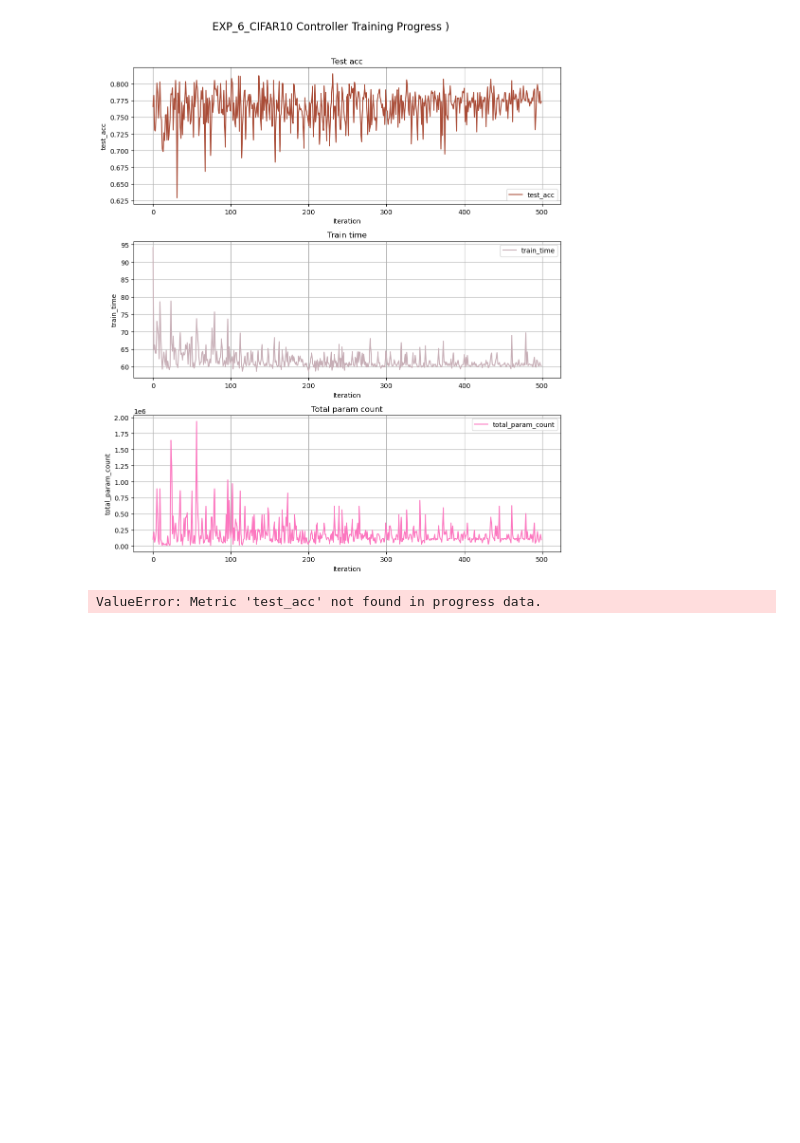
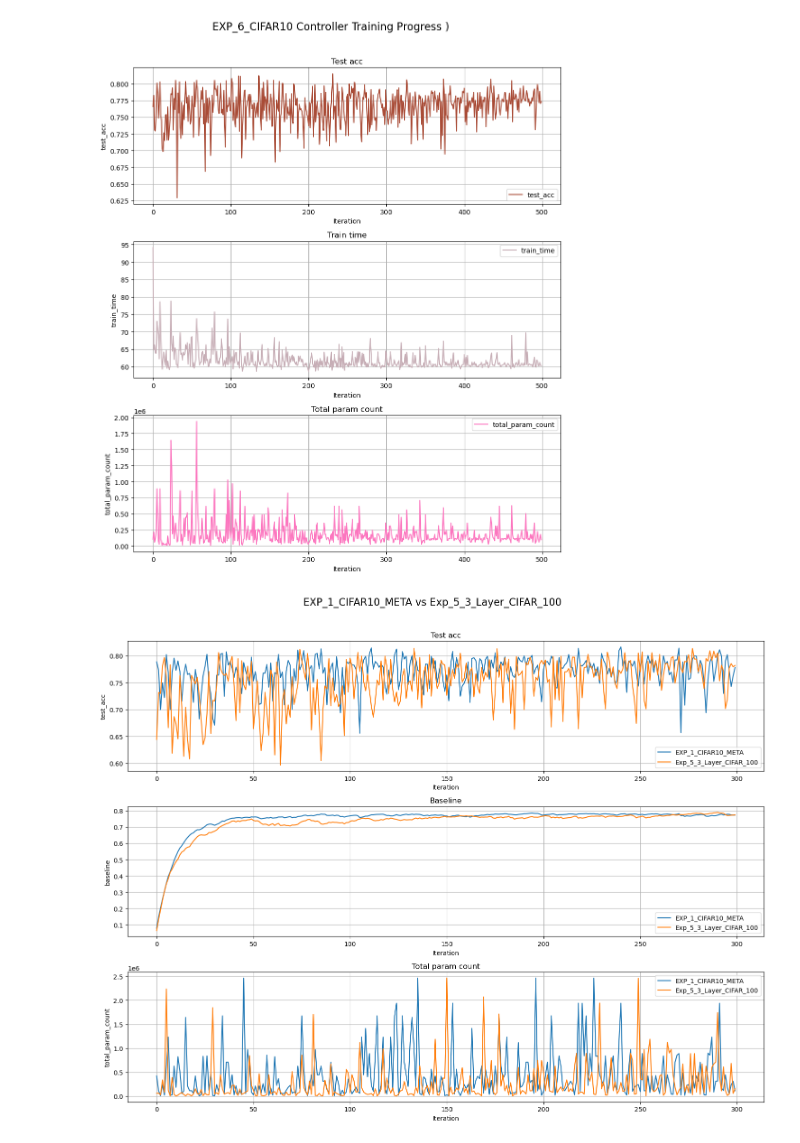
Before and after one commit to rahul0299/neural-arch-search-cs5242, a Jupyter notebook: analysis.ipynb, the cells around one changed output. Cells and saved outputs as stored; diff of their text form; code cells hidden in the pictures; blank space fills up the shorter version.

```diff
--- a/analysis.ipynb
+++ b/analysis.ipynb
@@ -120,7 +120,7 @@ plot_token_distribution(df, include_layer1=True, use_sns=True, sns_palette="rain
 [figure]
 [figure]
 # %%
-# experiment_name = "EXP_6_CIFAR10"
+experiment_name = "EXP_6_CIFAR10"
 df = pd.read_csv(os.path.join("Results", "Controller", "CNN", f"{experiment_name}.csv"))
 print(df.head())
 
@@ -290,12 +290,12 @@ def compare_metrics(df_list, df_names, df_colors, metrics=None, labels=None, tit
     plt.tight_layout(rect=[0, 0, 1, 0.96])
     plt.show()
 # %%
-experiment_1_name = "EXP4_CIFAR_100_Fresh"
-experiment_2_name = "EXP4_CIFAR_100_Pre_Trained"
+experiment_1_name = "EXP_1_CIFAR10_META"
+experiment_2_name = "Exp_5_3_Layer_CIFAR_100"
 
 df1 = get_combined_df(experiment_1_name)
 df2 = get_combined_df(experiment_2_name)
 
 compare_metrics([df1, df2], df_names=[experiment_1_name, experiment_2_name], df_colors=["tab:blue", "tab:orange"], metrics=["test_acc","baseline", "total_param_count"], limit=300)
 # %% [output]
-ValueError: Metric 'test_acc' not found in progress data.
+[figure, added]
```
Also changed, not shown: 5 other files.
